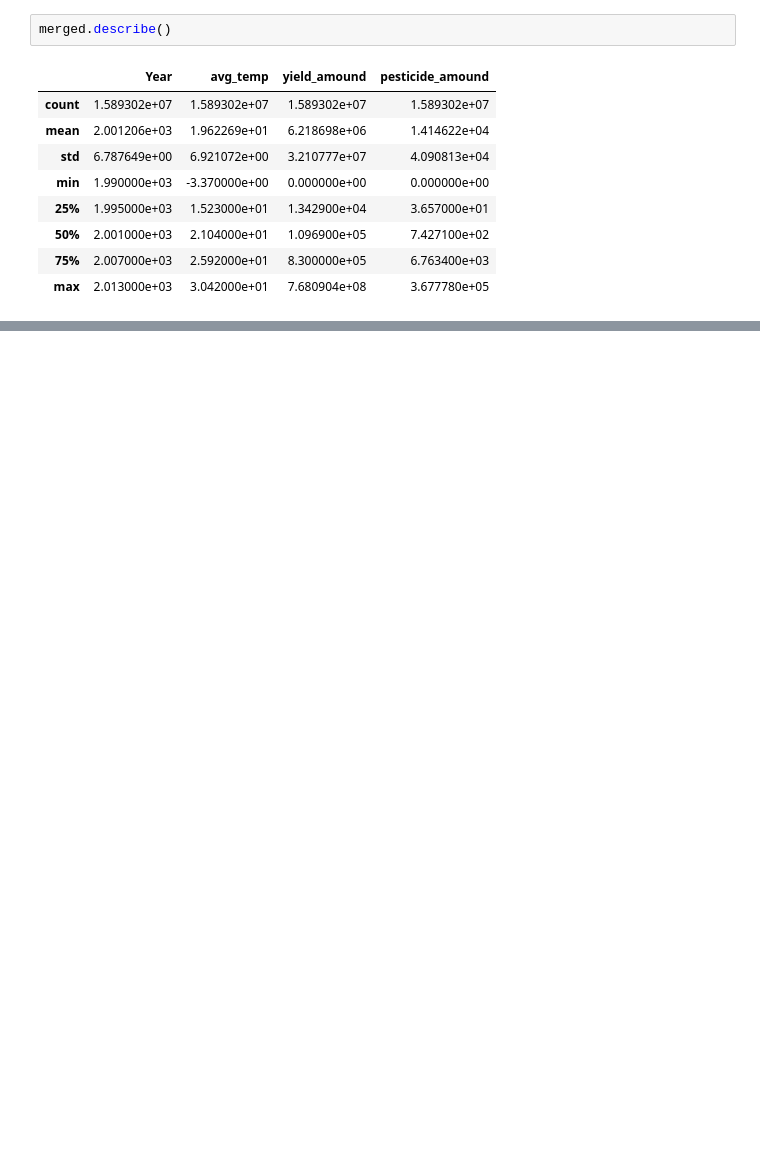
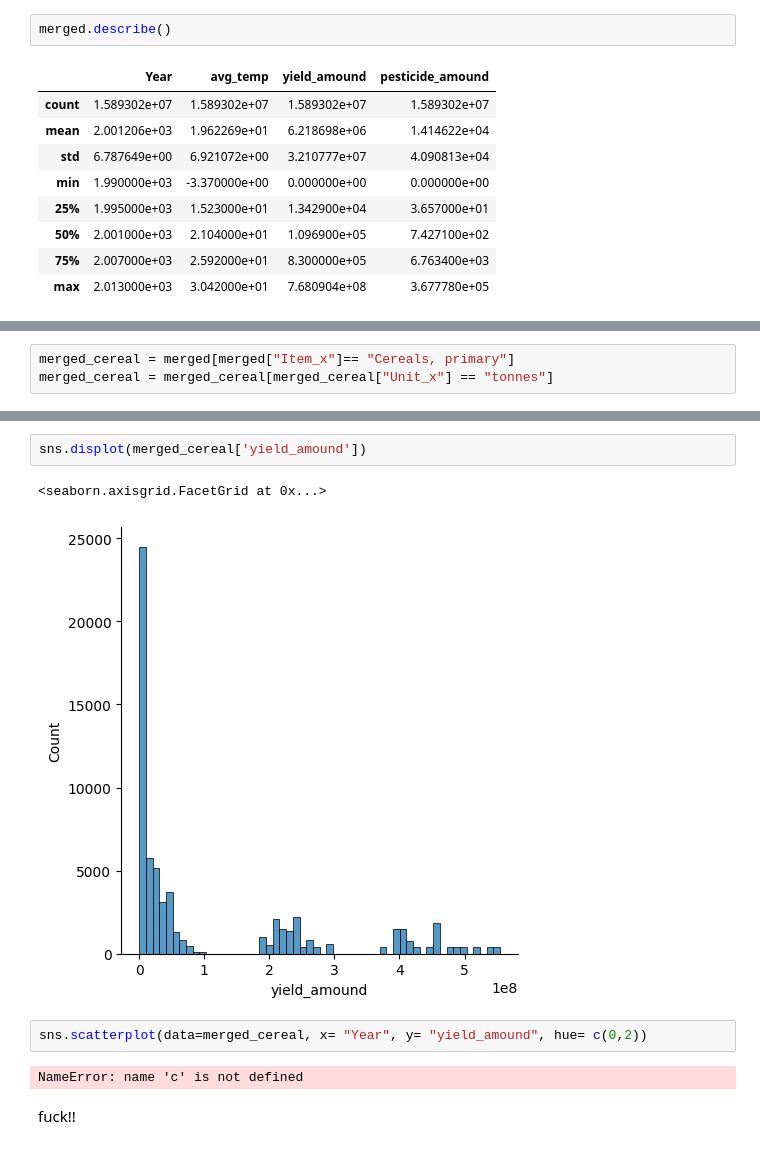
Before and after one commit to LucasJohannsenShadow/AVCD, a Jupyter notebook: working file.ipynb, the cells around one changed output, grey strips where cells are left out. Cells and saved outputs as stored; diff of their text form; blank space fills up the shorter version.

```diff
--- a/working file.ipynb
+++ b/working file.ipynb
@@ -122,0 +213,3 @@ merged.describe()
+# %%
+merged_cereal = merged[merged["Item_x"]== "Cereals, primary"]
+merged_cereal = merged_cereal[merged_cereal["Unit_x"] == "tonnes"]
@@ -122,0 +232,11 @@ merged.describe()
+# %%
+sns.displot(merged_cereal['yield_amound'])
+# %% [output]
+<seaborn.axisgrid.FacetGrid at 0x...>
+[figure, added]
+# %%
+sns.scatterplot(data=merged_cereal, x= "Year", y= "yield_amound", hue= c(0,2))
+# %% [output]
+NameError: name 'c' is not defined
+# %% [markdown]
+fuck!!
```
Also changed, not shown: parts of 13 cells of this notebook.
